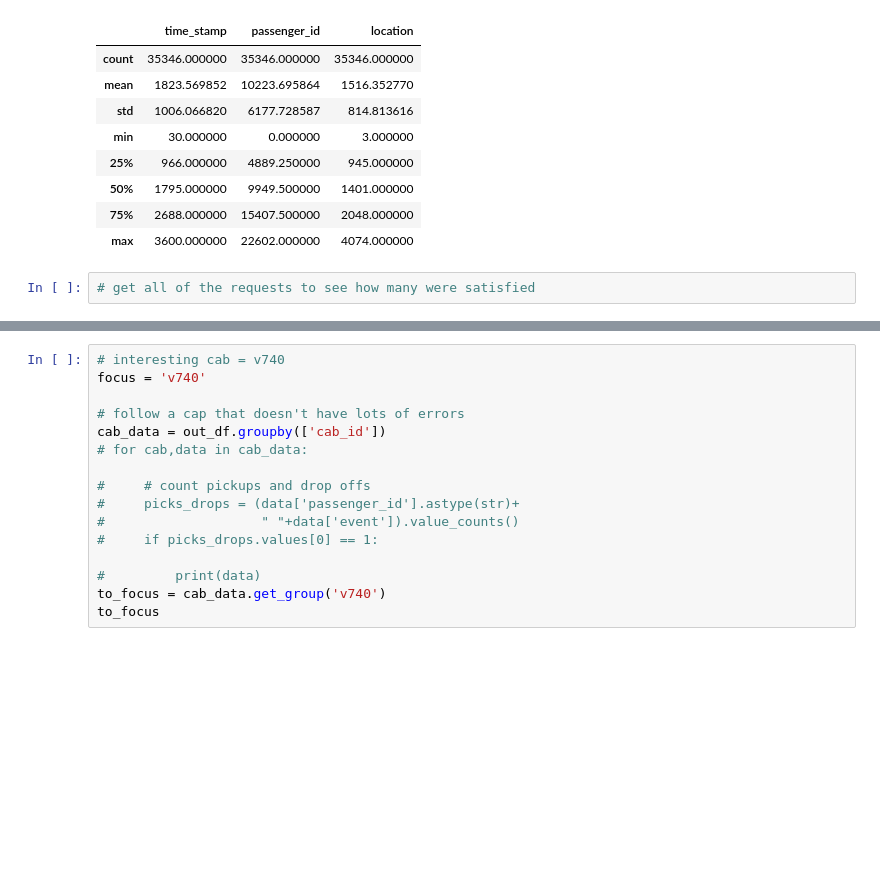
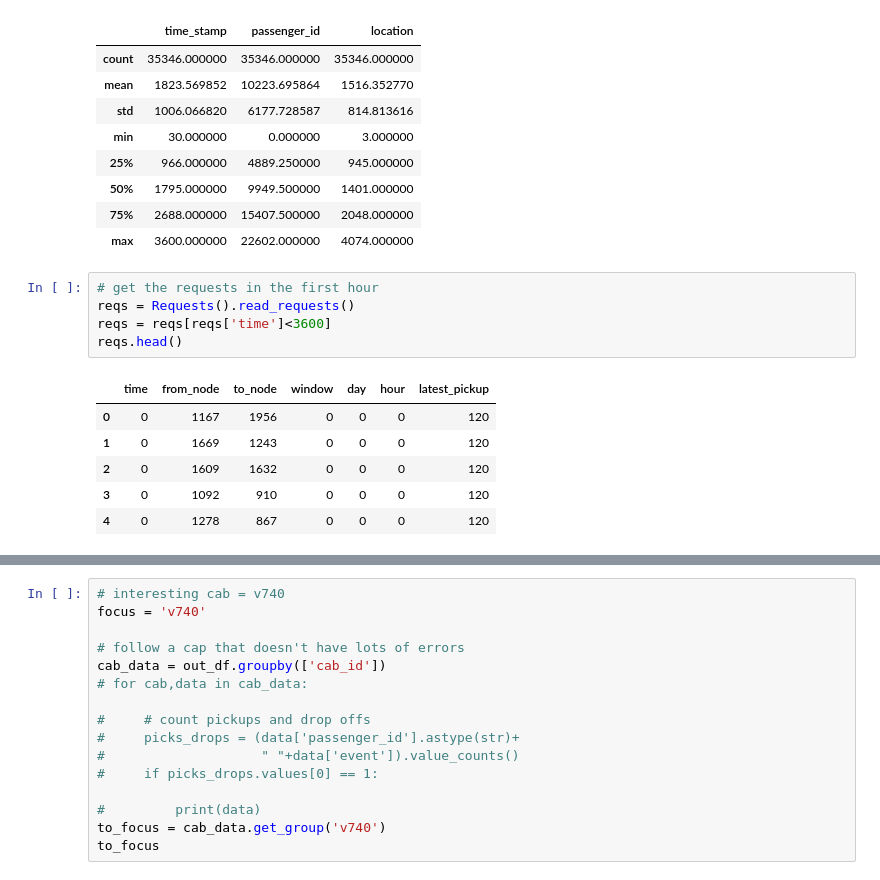
Before and after one commit to MrRobboWilliamson/ride-share, a Jupyter notebook: PostProcessing.ipynb, the cells around one changed output, grey strips where cells are left out. Saved outputs shown, nothing was run; the diff lists cells and outputs as text; blank space fills up the shorter version.

```diff
--- a/PostProcessing.ipynb
+++ b/PostProcessing.ipynb
@@ -68,5 +68,15 @@ out_df.describe()
 | 50% | 1795.000000 | 9949.500000 | 1401.000000 |
 | 75% | 2688.000000 | 15407.500000 | 2048.000000 |
 | max | 3600.000000 | 22602.000000 | 4074.000000 |
-# %%
-# get all of the requests to see how many were satisfied
+# %%
+# get the requests in the first hour
+reqs = Requests().read_requests()
+reqs = reqs[reqs['time']<3600]
+reqs.head()
+# %% [output]
+|  | time | from_node | to_node | window | day | hour | latest_pickup |
+| 0 | 0 | 1167 | 1956 | 0 | 0 | 0 | 120 |
+| 1 | 0 | 1669 | 1243 | 0 | 0 | 0 | 120 |
+| 2 | 0 | 1609 | 1632 | 0 | 0 | 0 | 120 |
+| 3 | 0 | 1092 | 910 | 0 | 0 | 0 | 120 |
+| 4 | 0 | 1278 | 867 | 0 | 0 | 0 | 120 |
```
Also changed, not shown: parts of 7 cells of this notebook, 5 other files.
